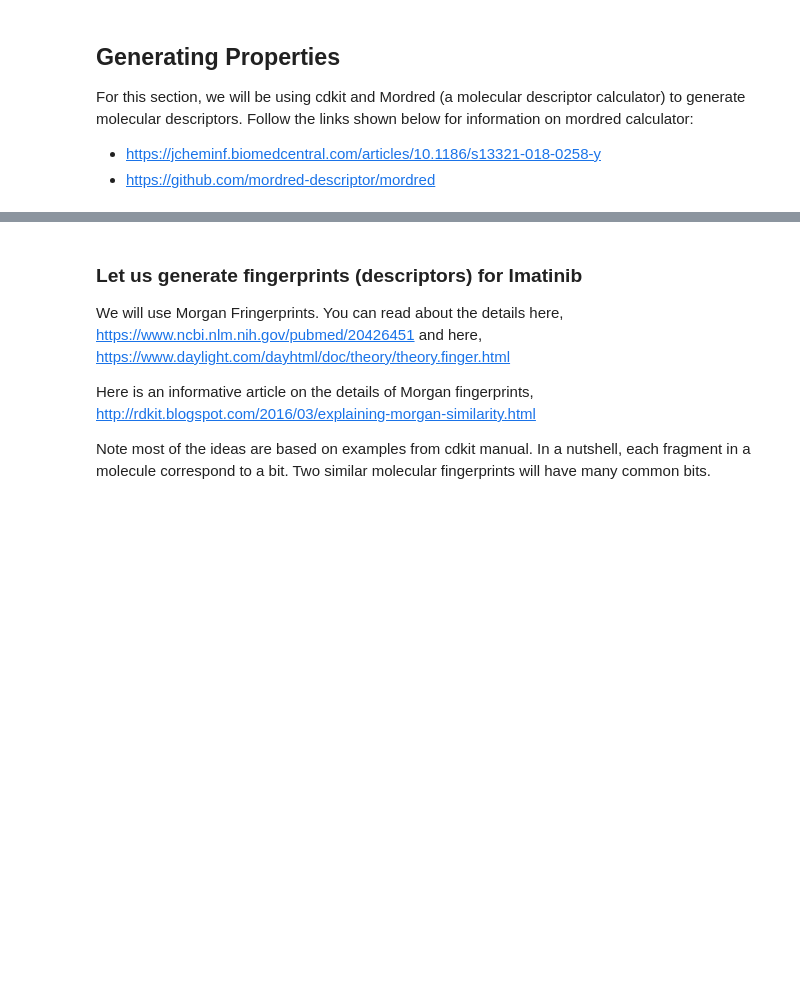
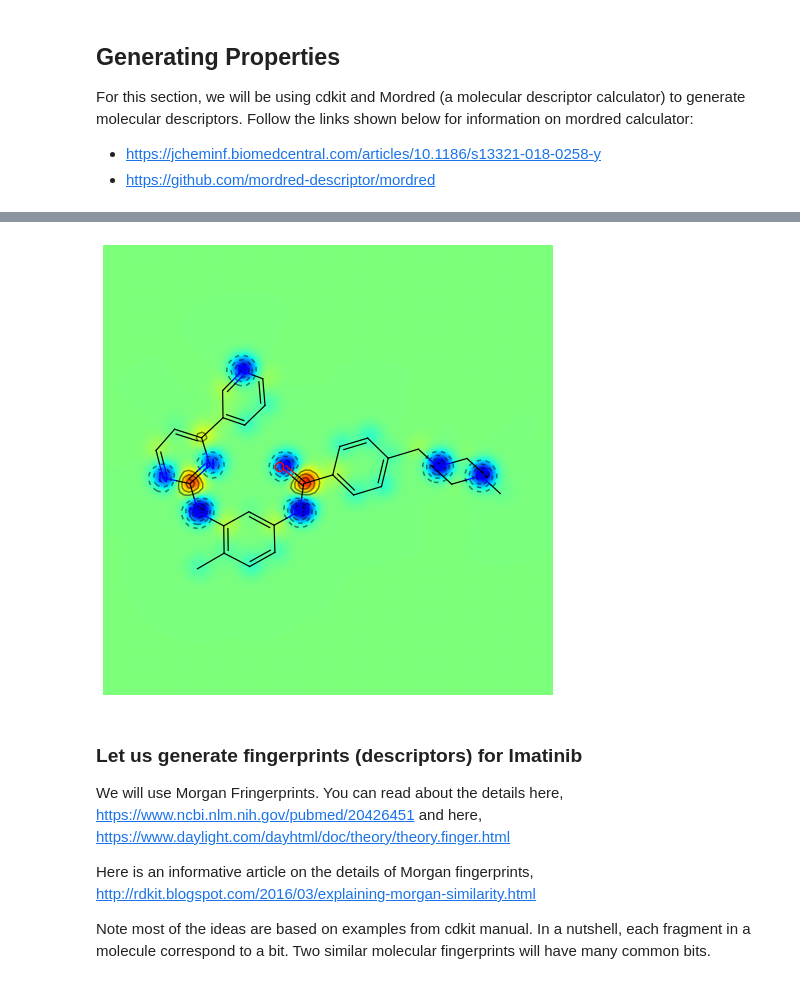
Before and after one commit to ravichas/SRWkshp1, a Jupyter notebook: GeneratingMolecularFeatures-12092019.ipynb, the cells around one changed output, grey strips where cells are left out. Saved outputs shown, nothing was run; the diff lists cells and outputs as text; code cells hidden in the pictures; blank space fills up the shorter version.

```diff
--- a/GeneratingMolecularFeatures-12092019.ipynb
+++ b/GeneratingMolecularFeatures-12092019.ipynb
@@ -556,3 +574,10 @@ from ipymol import viewer as pymol
+# %%
+from rdkit.Chem.Draw import SimilarityMaps
+AllChem.ComputeGasteigerCharges(mol)
+contribs = [float(mol.GetAtomWithIdx(i).GetProp('_GasteigerCharge')) for i in range(mol.GetNumAtoms())]
+fig = SimilarityMaps.GetSimilarityMapFromWeights(mol, contribs, colorMap='jet', contourLines=10)
+# %% [output]
+[figure, added]
 # %% [markdown]
 ### Let us generate fingerprints (descriptors) for Imatinib
 
```
Also changed, not shown: parts of 22 cells of this notebook, 1 other file.
